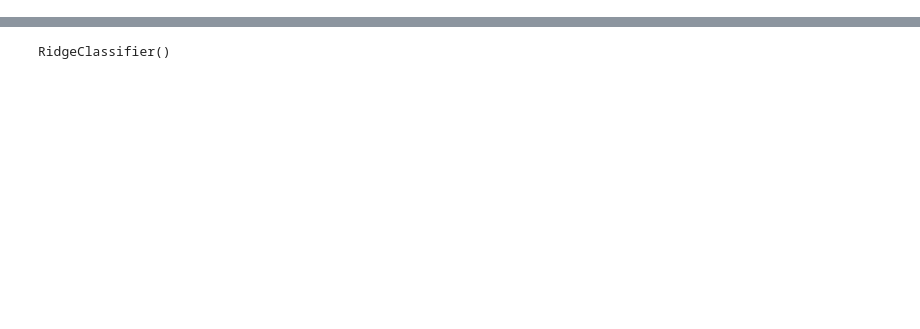
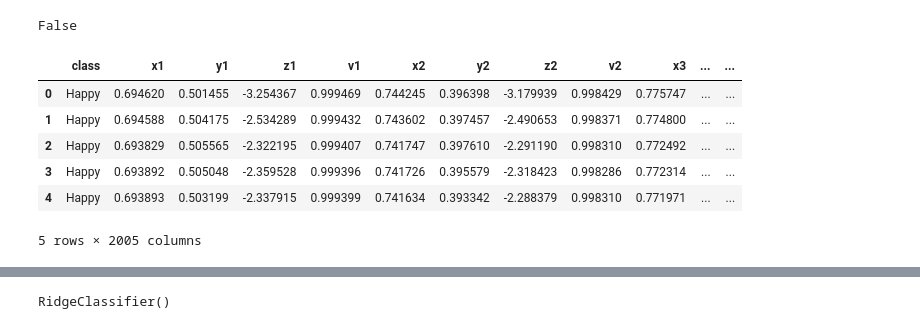
Before and after one commit to ayyucedemirbas/tf_decision_forests_emotion_classification, a Jupyter notebook: train.ipynb, the cells around one changed output, grey strips where cells are left out. Drawn from its saved outputs; the diff is of its cells as text; code cells hidden in the pictures; blank space fills up the shorter version.

```diff
--- a/train.ipynb
+++ b/train.ipynb
@@ -15,0 +14,14 @@ df=df.dropna(axis='columns')
+# %%
+df.isnull().values.any()
+# %% [output]
+False
+# %%
+df.head()
+# %% [output]
+|  | class | x1 | y1 | z1 | v1 | x2 | y2 | z2 | v2 | x3 | ... | ... |
+| 0 | Happy | 0.694620 | 0.501455 | -3.254367 | 0.999469 | 0.744245 | 0.396398 | -3.179939 | 0.998429 | 0.775747 | ... | ... |
+| 1 | Happy | 0.694588 | 0.504175 | -2.534289 | 0.999432 | 0.743602 | 0.397457 | -2.490653 | 0.998371 | 0.774800 | ... | ... |
+| 2 | Happy | 0.693829 | 0.505565 | -2.322195 | 0.999407 | 0.741747 | 0.397610 | -2.291190 | 0.998310 | 0.772492 | ... | ... |
+| 3 | Happy | 0.693892 | 0.505048 | -2.359528 | 0.999396 | 0.741726 | 0.395579 | -2.318423 | 0.998286 | 0.772314 | ... | ... |
+| 4 | Happy | 0.693893 | 0.503199 | -2.337915 | 0.999399 | 0.741634 | 0.393342 | -2.288379 | 0.998310 | 0.771971 | ... | ... |
+5 rows × 2005 columns
```
Also changed, not shown: parts of 24 cells of this notebook.
